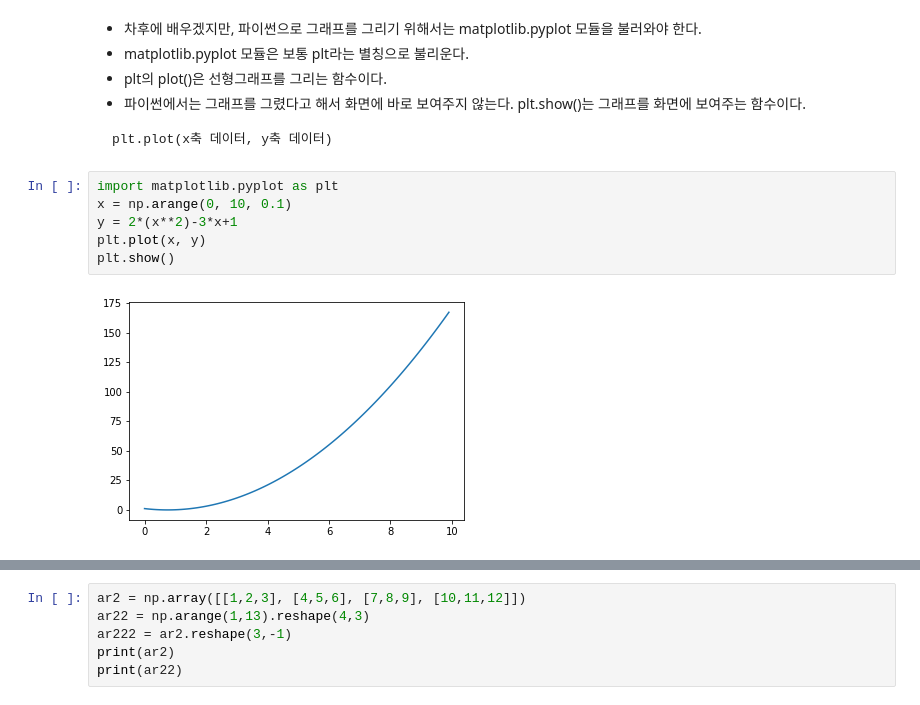
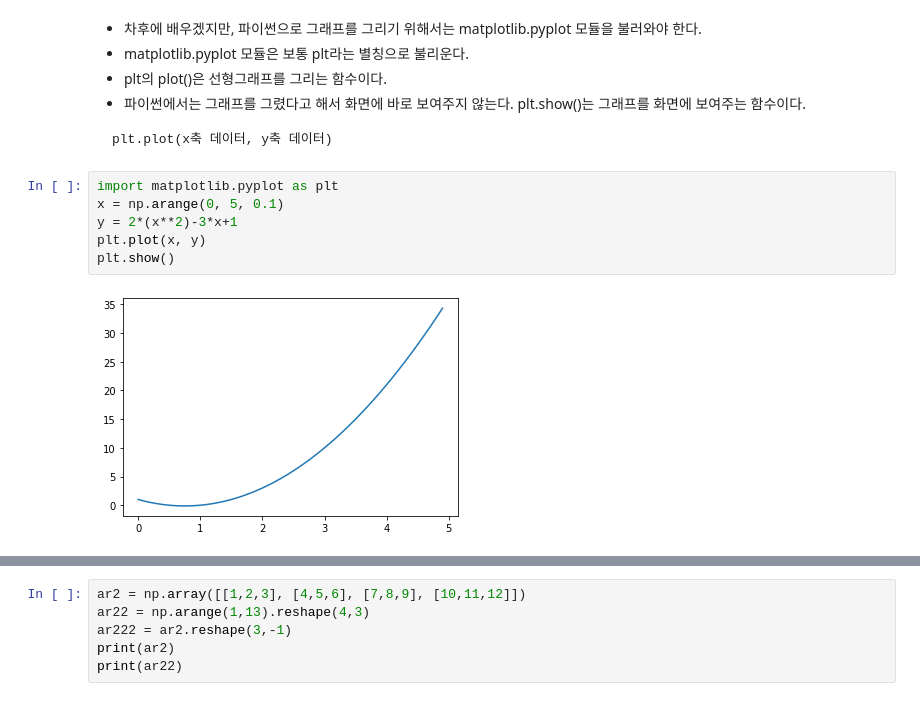
Before and after one commit to HaesunByun/AISW, a Jupyter notebook: _sources/A_chapter7.ipynb, the cells around one changed output, grey strips where cells are left out. Saved outputs shown, nothing was run; the diff lists cells and outputs as text.

````diff
--- a/_sources/A_chapter7.ipynb
+++ b/_sources/A_chapter7.ipynb
@@ -52,9 +52,9 @@ plt.plot(x축 데이터, y축 데이터)
 ```
 # %%
 import matplotlib.pyplot as plt
-x = np.arange(0, 10, 0.1)
+x = np.arange(0, 5, 0.1)
 y = 2*(x**2)-3*x+1
 plt.plot(x, y)
 plt.show()
 # %% [output]
-[figure, old version]
+[figure, new version]
````
Also changed, not shown: parts of 22 cells of this notebook, 11 other files.
